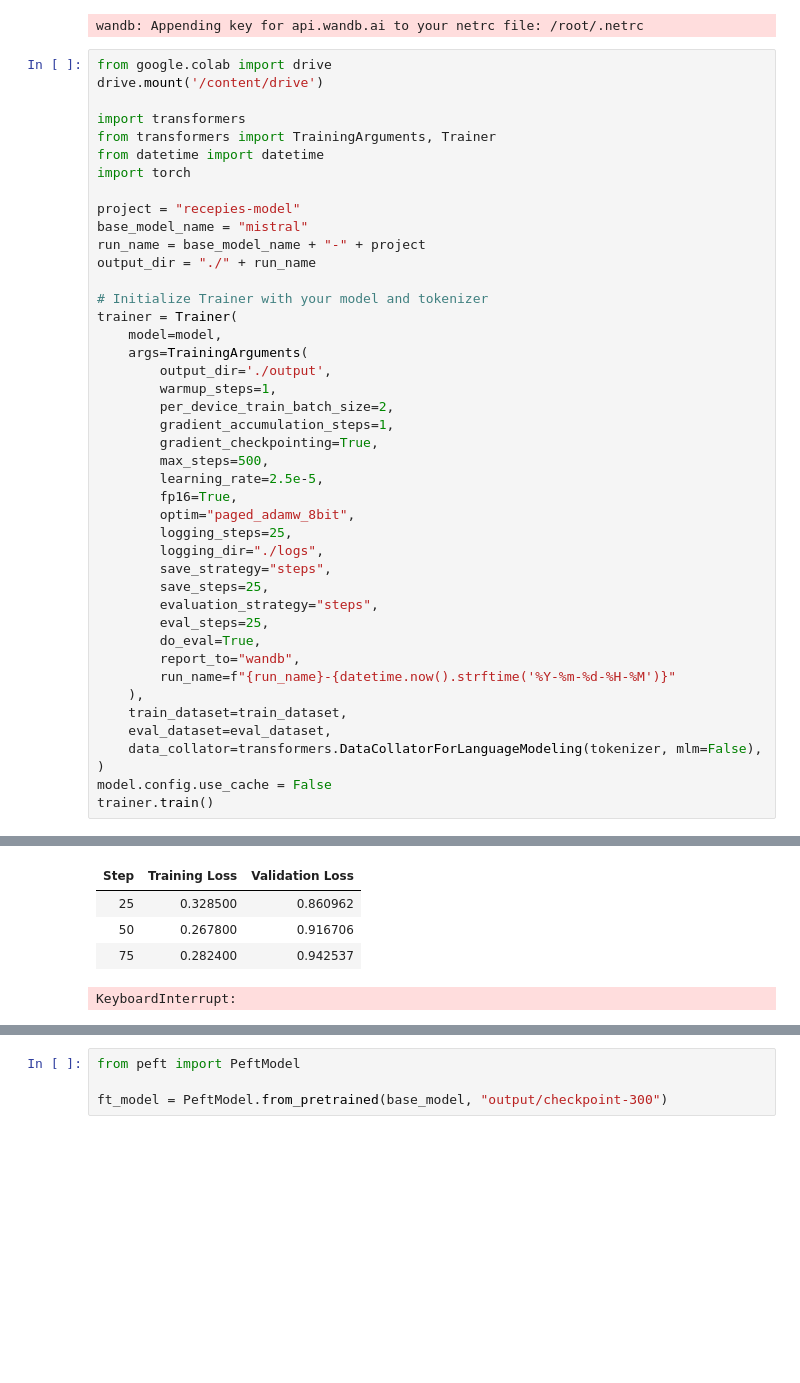
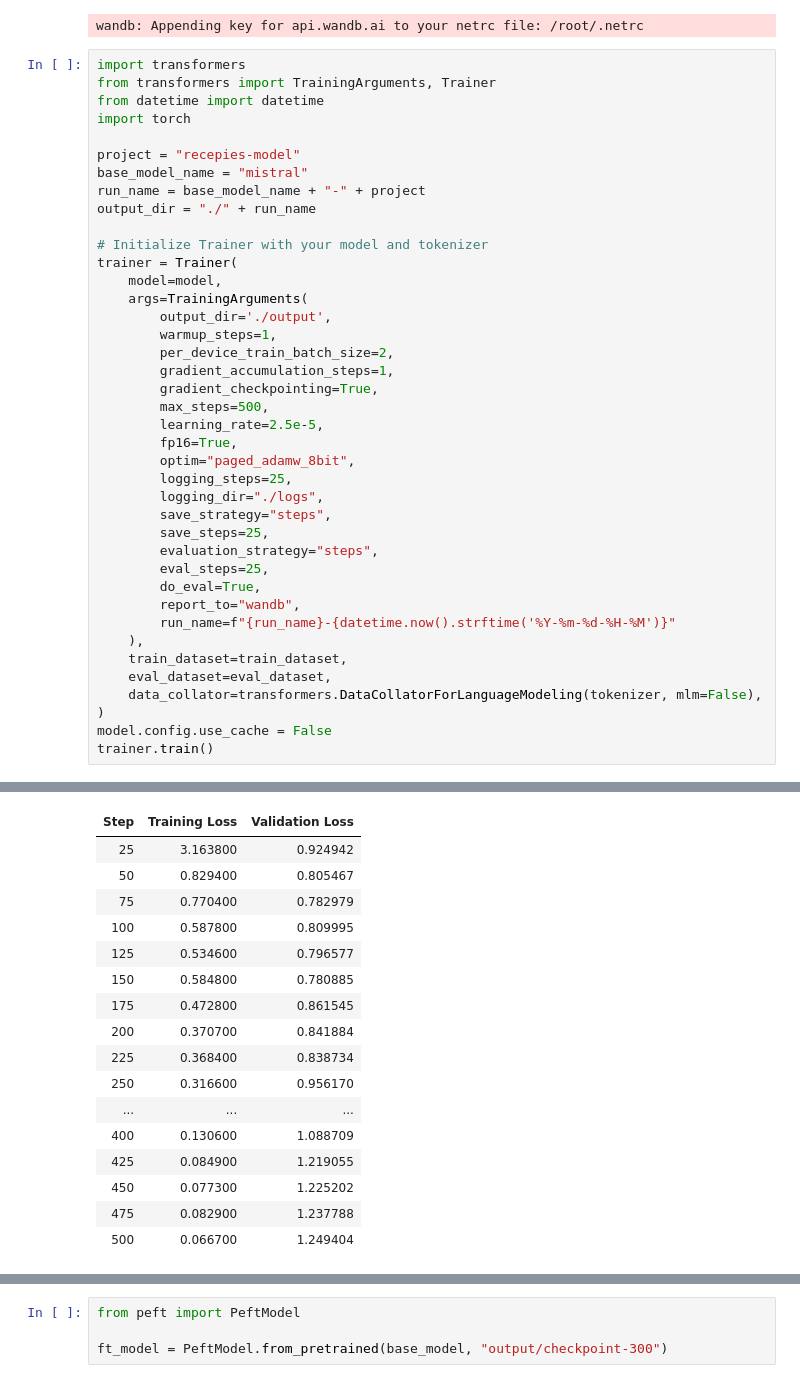
Before and after one commit to MattRamb97/Erasmus_Hardgainers, a Jupyter notebook: Recipes_model_v2.ipynb, the cells around one changed output, grey strips where cells are left out. Saved outputs shown, nothing was run; the diff lists cells and outputs as text; blank space fills up the shorter version.

```diff
--- a/Recipes_model_v2.ipynb
+++ b/Recipes_model_v2.ipynb
@@ -397,9 +392,6 @@ wandb: Paste an API key from your profile and hit enter, or press ctrl+c to quit
  ··········
 wandb: Appending key for api.wandb.ai to your netrc file: /root/.netrc
 # %%
-from google.colab import drive
-drive.mount('/content/drive')
-
 import transformers
 from transformers import TrainingArguments, Trainer
 from datetime import datetime
@@ -446,5 +444,17 @@ Drive already mounted at /content/drive; to attempt to forcibly remount, call dr
 | Step | Training Loss | Validation Loss |
-| 25 | 0.328500 | 0.860962 |
-| 50 | 0.267800 | 0.916706 |
-| 75 | 0.282400 | 0.942537 |
+| 25 | 3.163800 | 0.924942 |
+| 50 | 0.829400 | 0.805467 |
+| 75 | 0.770400 | 0.782979 |
+| 100 | 0.587800 | 0.809995 |
+| 125 | 0.534600 | 0.796577 |
+| 150 | 0.584800 | 0.780885 |
+| 175 | 0.472800 | 0.861545 |
+| 200 | 0.370700 | 0.841884 |
+| 225 | 0.368400 | 0.838734 |
+| 250 | 0.316600 | 0.956170 |
+| ... | ... | ... |
+| 400 | 0.130600 | 1.088709 |
+| 425 | 0.084900 | 1.219055 |
+| 450 | 0.077300 | 1.225202 |
+| 475 | 0.082900 | 1.237788 |
+| 500 | 0.066700 | 1.249404 |
-KeyboardInterrupt:
```
Also changed, not shown: parts of 5 cells of this notebook.
